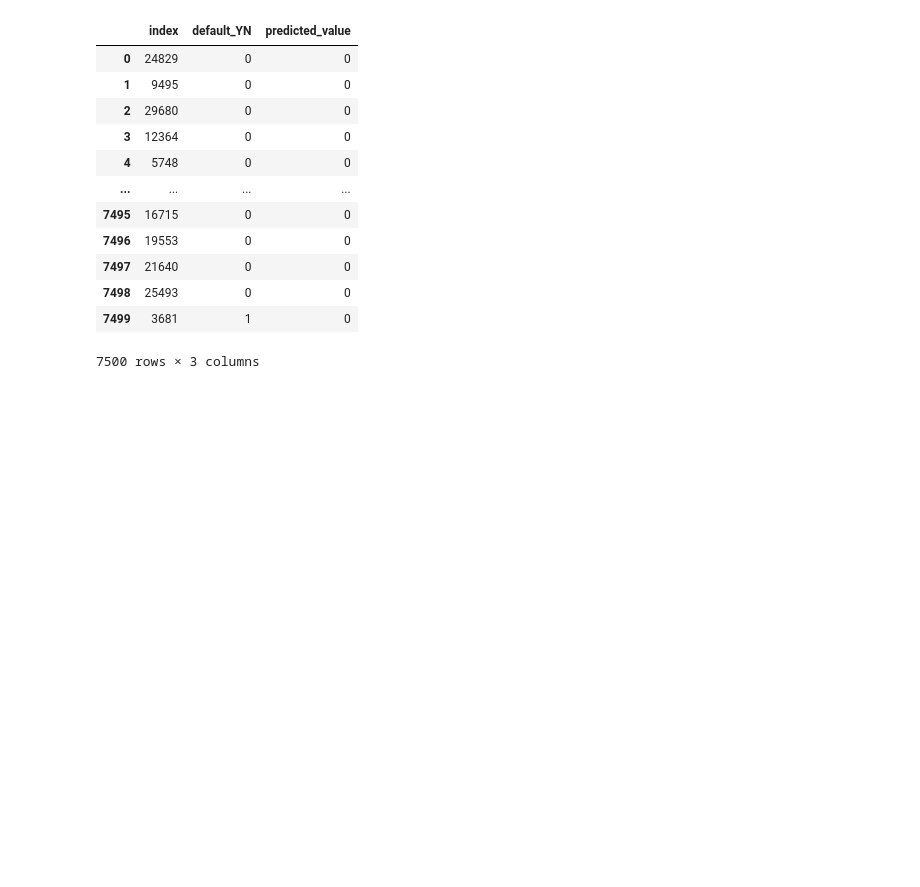
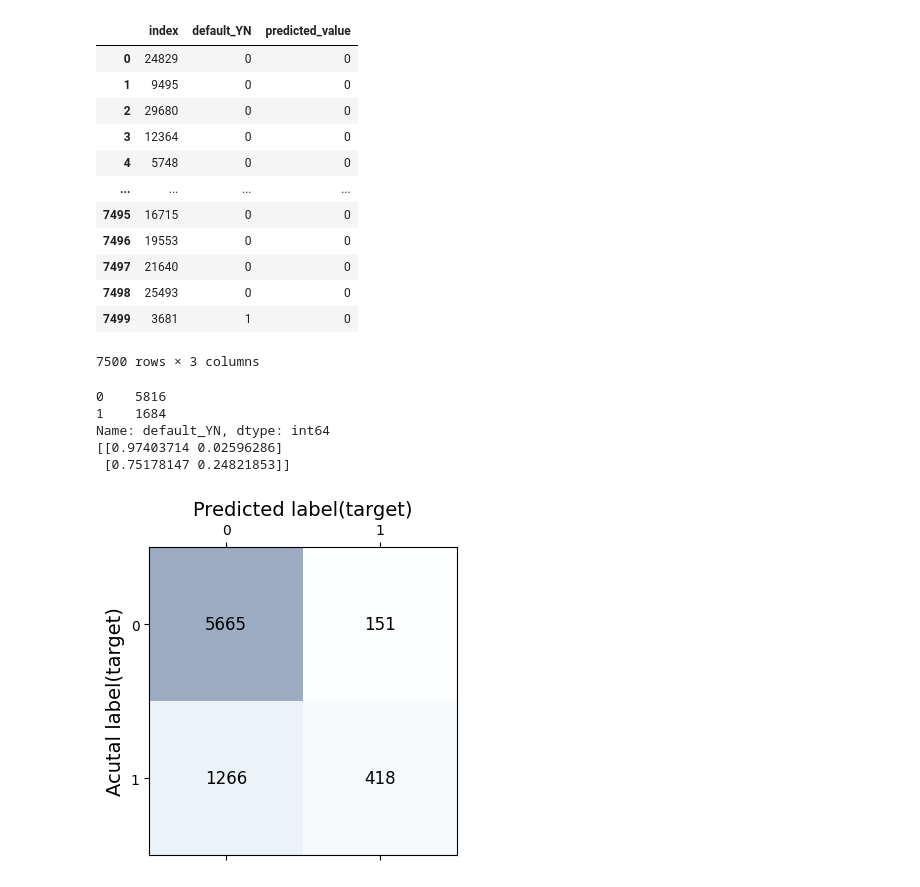
Before and after one commit to datadigger01/inter_trade, a Jupyter notebook: LogisticRegression.ipynb, the cells around one changed output. Saved outputs shown, nothing was run; the diff lists cells and outputs as text; code cells hidden in the pictures; blank space fills up the shorter version.

```diff
--- a/LogisticRegression.ipynb
+++ b/LogisticRegression.ipynb
@@ -141,3 +147,28 @@ pd.concat([real_value, pred_value],axis=1)
 | 7498 | 25493 | 0 | 0 |
 | 7499 | 3681 | 1 | 0 |
 7500 rows × 3 columns
+# %%
+from sklearn.metrics import confusion_matrix
+
+print(result['default_YN'].value_counts())
+print(confusion_matrix(y_test, predicted_value, normalize='true'))
+# %% [output]
+0    5816
+1    1684
+Name: default_YN, dtype: int64
+[[0.97403714 0.02596286]
+ [0.75178147 0.24821853]]
+# %%
+con_m = confusion_matrix(y_test, predicted_value, normalize=None)  # normalize=c('true','pred','all'), None
+
+fig, ax = plt.subplots(figsize=(4, 4))
+ax.matshow(con_m, cmap=plt.cm.Blues, alpha=0.4)
+for i in range(con_m.shape[0]):
+    for j in range(con_m.shape[1]):
+        ax.text(x=j,y=i,s=np.round(con_m[i,j],3),va='center',ha='center', fontsize=12)
+#plt.xlabel('predicted label(target)',fontsize=14)
+plt.ylabel('Acutal label(target)', fontsize=14)
+plt.title("Predicted label(target)",fontsize=14)
+plt.show()
+# %% [output]
+[figure, added]
```
Also changed, not shown: parts of 10 cells of this notebook.
